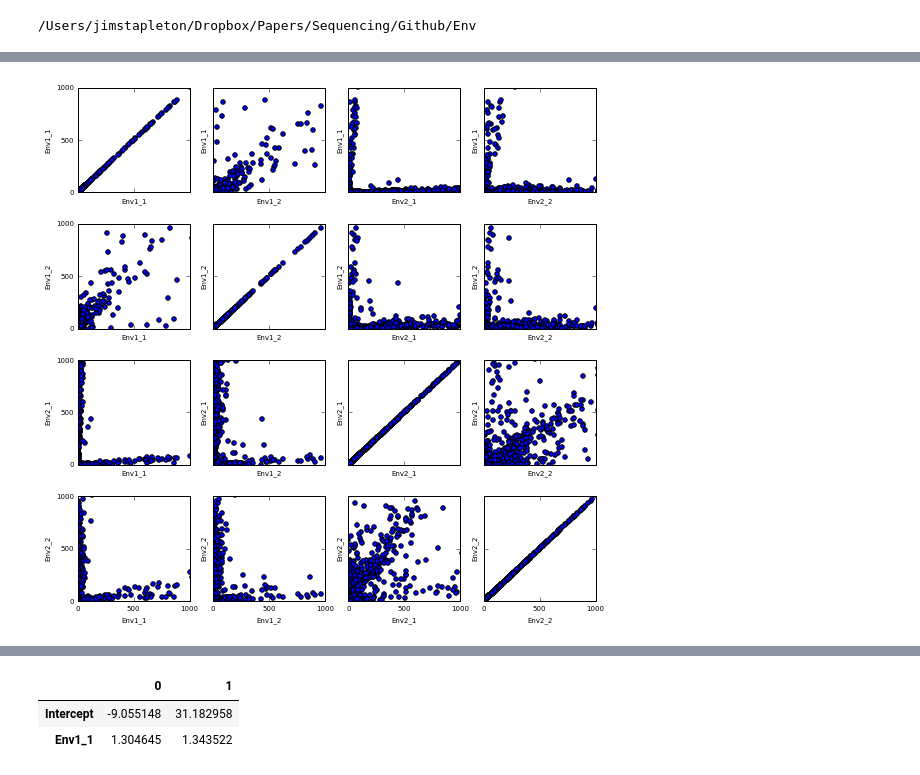
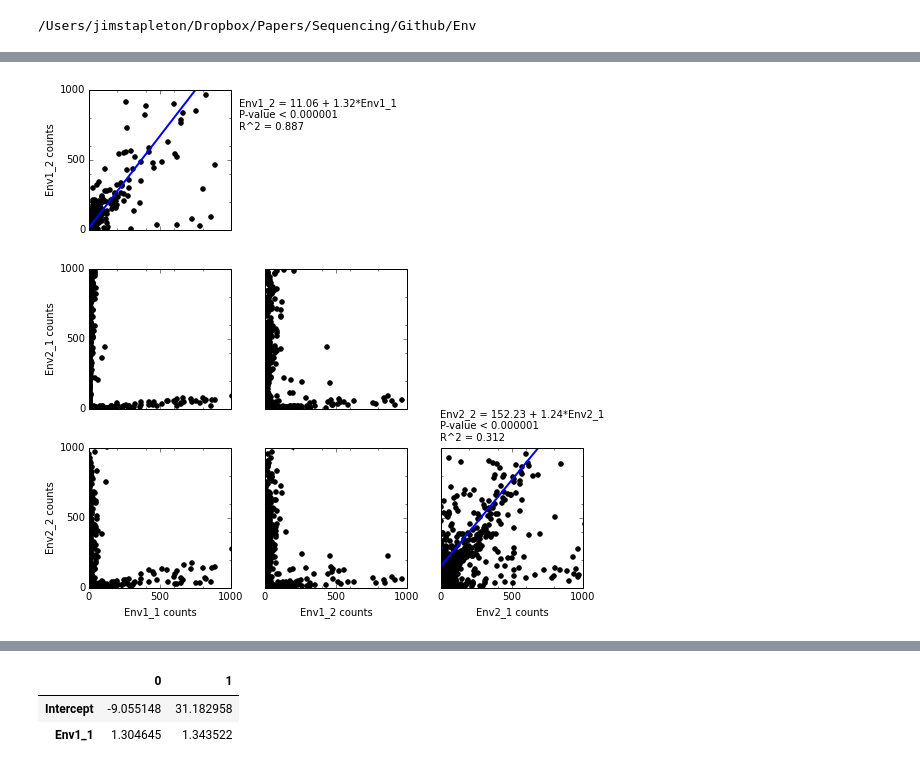
Before and after one commit to jstapleton/synthetic_reads, a Jupyter notebook: Figures.ipynb, the cells around one changed output, grey strips where cells are left out. Drawn from its saved outputs; the diff is of its cells as text; code cells hidden in the pictures.

```diff
--- a/Figures.ipynb
+++ b/Figures.ipynb
@@ -1531,37 +1528,44 @@ data.head()
 | 3 | 0 | 3 | 31 | 9 |
 | 4 | 2 | 1 | 36 | 3 |
 | 5 | 24 | 0 | 0 | 0 |
-# %%
-fig, axs = plt.subplots(4, 4, sharex=True, sharey=True)
-plt.axis([0,1000,0,1000])
-plt.locator_params(nbins=4)
-plt.tight_layout()
-
-
-data.plot(kind='scatter', x='Env1_1', y='Env1_1', ax=axs[0,0], figsize=(8, 8))#, loglog=True)
-data.plot(kind='scatter', x='Env1_2', y='Env1_1', ax=axs[0,1])#, loglog=True)
-data.plot(kind='scatter', x='Env2_1', y='Env1_1', ax=axs[0,2])#, loglog=True)
-data.plot(kind='scatter', x='Env2_2', y='Env1_1', ax=axs[0,3])#, loglog=True)
-
-data.plot(kind='scatter', x='Env1_1', y='Env1_2', ax=axs[1,0])#, loglog=True)
-data.plot(kind='scatter', x='Env1_2', y='Env1_2', ax=axs[1,1])#, loglog=True)
-data.plot(kind='scatter', x='Env2_1', y='Env1_2', ax=axs[1,2])#, loglog=True)
-data.plot(kind='scatter', x='Env2_2', y='Env1_2', ax=axs[1,3])#, loglog=True)
-
-data.plot(kind='scatter', x='Env1_1', y='Env2_1', ax=axs[2,0])#, loglog=True)
-data.plot(kind='scatter', x='Env1_2', y='Env2_1', ax=axs[2,1])#, loglog=True)
-data.plot(kind='scatter', x='Env2_1', y='Env2_1', ax=axs[2,2])#, loglog=True)
-data.plot(kind='scatter', x='Env2_2', y='Env2_1', ax=axs[2,3])#, loglog=True)
-
-data.plot(kind='scatter', x='Env1_1', y='Env2_2', ax=axs[3,0])#, loglog=True)
-data.plot(kind='scatter', x='Env1_2', y='Env2_2', ax=axs[3,1])#, loglog=True)
-data.plot(kind='scatter', x='Env2_1', y='Env2_2', ax=axs[3,2])#, loglog=True)
-data.plot(kind='scatter', x='Env2_2', y='Env2_2', ax=axs[3,3])#, loglog=True)
-
-plt.show()
-#plt.savefig('Env_haplotyping.pdf', format='pdf')
-# %% [output]
-[figure, removed]
+# %%
+fig, axs = plt.subplots(3, 3, sharex=True, sharey=True)
+plt.axis([0,1000,0,1000])
+plt.locator_params(nbins=4)
+plt.tight_layout()
+
+data.plot(kind='scatter', x='Env1_1 counts', y='Env1_2 counts', ax=axs[0,0], color='black', figsize=(8, 8))
+
+data.plot(kind='scatter', x='Env1_1 counts', y='Env2_1 counts', ax=axs[1,0], color='black', sharex=True)
+data.plot(kind='scatter', x='Env1_2 counts', y='Env2_1 counts', ax=axs[1,1], color='black', sharey=True)
+
+data.plot(kind='scatter', x='Env1_1 counts', y='Env2_2 counts', ax=axs[2,0], color='black')
+data.plot(kind='scatter', x='Env1_2 counts', y='Env2_2 counts', ax=axs[2,1], color='black')
+data.plot(kind='scatter', x='Env2_1 counts', y='Env2_2 counts', ax=axs[2,2], color='black')
+
+def corr1(E11):
+    return 11.06+1.32*E11
+t = np.arange(0, 1000, 10)
+E1112 = corr1(t)
+line, = axs[0,0].plot(t, E1112, lw=2)
+
+def corr2(E21):
+    return 152.23+1.24*E21
+E2122 = corr2(t)
+line, = axs[2,2].plot(t, E2122, lw=2)
+
+fig.delaxes(axs[0,1])
+fig.delaxes(axs[0,2])
+fig.delaxes(axs[1,2])
+
+plt.figtext(0.35, 0.88, 'Env1_2 = 11.06 + 1.32*Env1_1\nP-value < 0.000001\nR^2 = 0.887')
+plt.figtext(0.7, 0.34, 'Env2_2 = 152.23 + 1.24*Env2_1\nP-value < 0.000001\nR^2 = 0.312')
+
+
+plt.show()
+#plt.savefig('Env_haplotyping.pdf', format='pdf')
+# %% [output]
+[figure, added]
 # %%
 lm1112 = smf.ols(formula='Env1_2 ~ Env1_1', data=data).fit()
 lm1112.params
```
Also changed, not shown: parts of 2 cells of this notebook.
